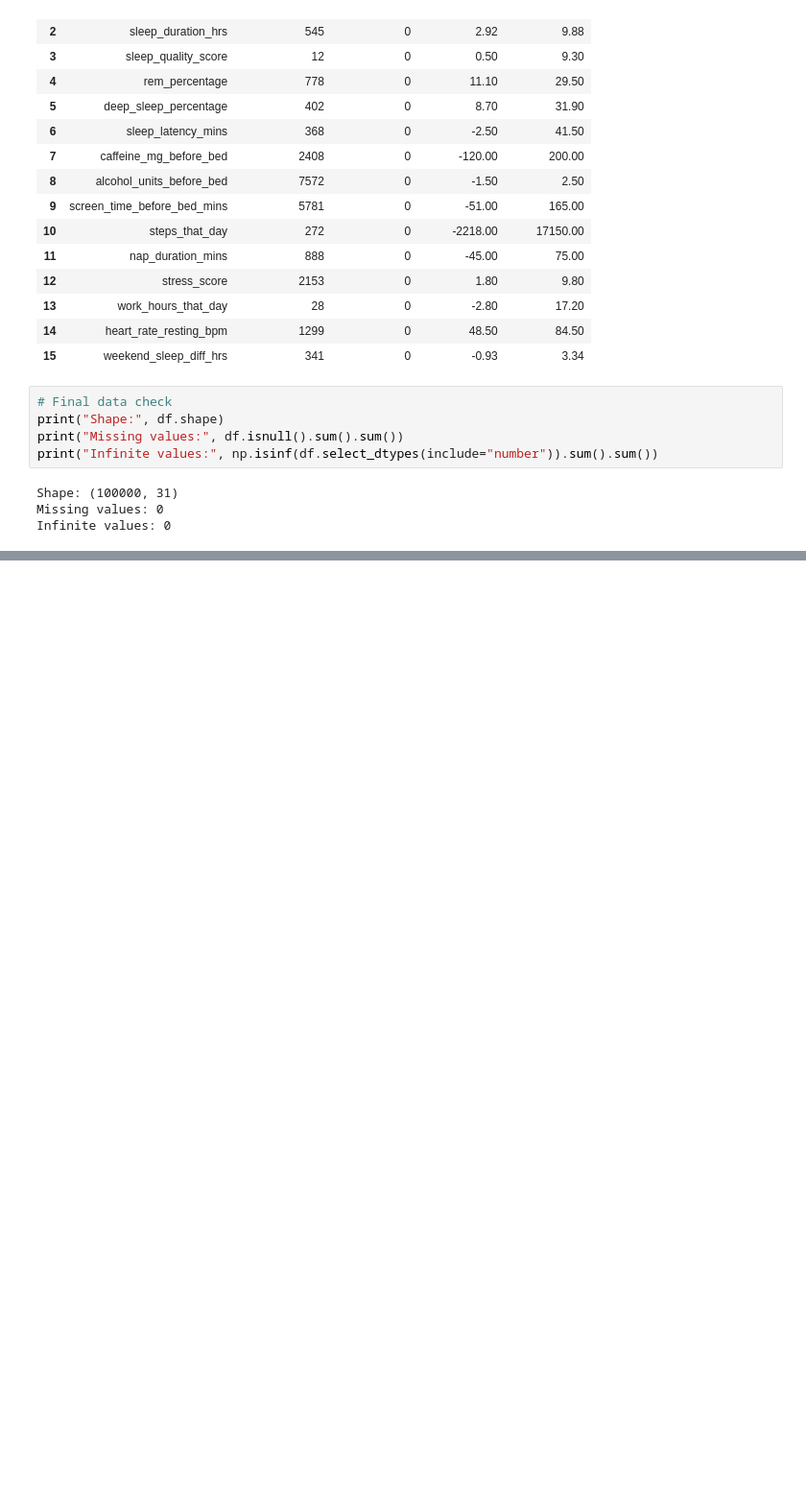
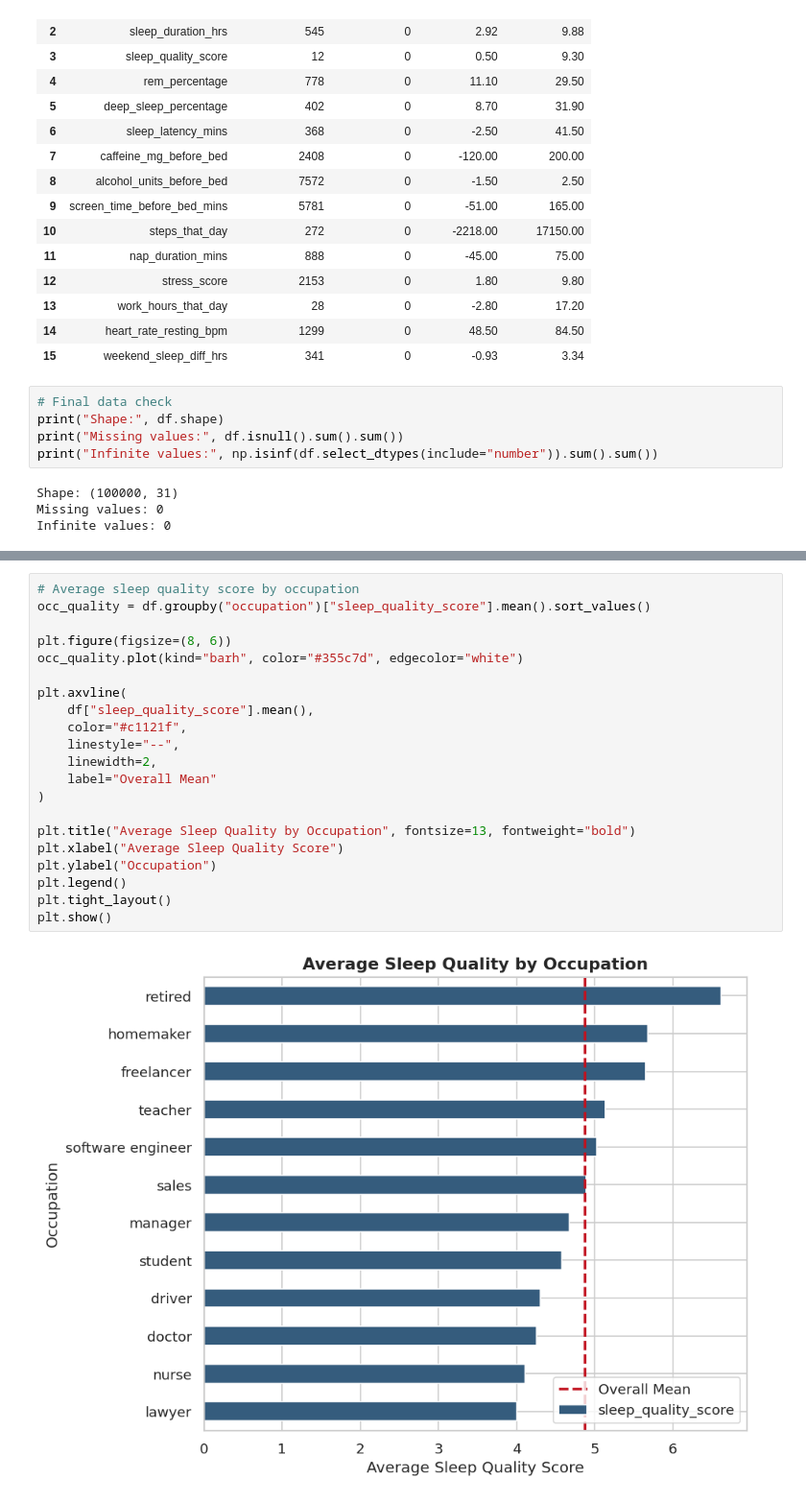
Before and after one commit to ibtihal7alharbi-tech/ML-project, a Jupyter notebook: sleep_disorder_risk_prediction.ipynb, the cells around one changed output, grey strips where cells are left out. Shown at 96% size. Cells and saved outputs as stored; diff of their text form; blank space fills up the shorter version.

```diff
--- a/sleep_disorder_risk_prediction.ipynb
+++ b/sleep_disorder_risk_prediction.ipynb
@@ -219,0 +274,23 @@ Infinite values: 0
+# %%
+# Average sleep quality score by occupation
+occ_quality = df.groupby("occupation")["sleep_quality_score"].mean().sort_values()
+
+plt.figure(figsize=(8, 6))
+occ_quality.plot(kind="barh", color="#355c7d", edgecolor="white")
+
+plt.axvline(
+    df["sleep_quality_score"].mean(),
+    color="#c1121f",
+    linestyle="--",
+    linewidth=2,
+    label="Overall Mean"
+)
+
+plt.title("Average Sleep Quality by Occupation", fontsize=13, fontweight="bold")
+plt.xlabel("Average Sleep Quality Score")
+plt.ylabel("Occupation")
+plt.legend()
+plt.tight_layout()
+plt.show()
+# %% [output]
+[figure, added]
```
Also changed, not shown: parts of 17 cells of this notebook.
